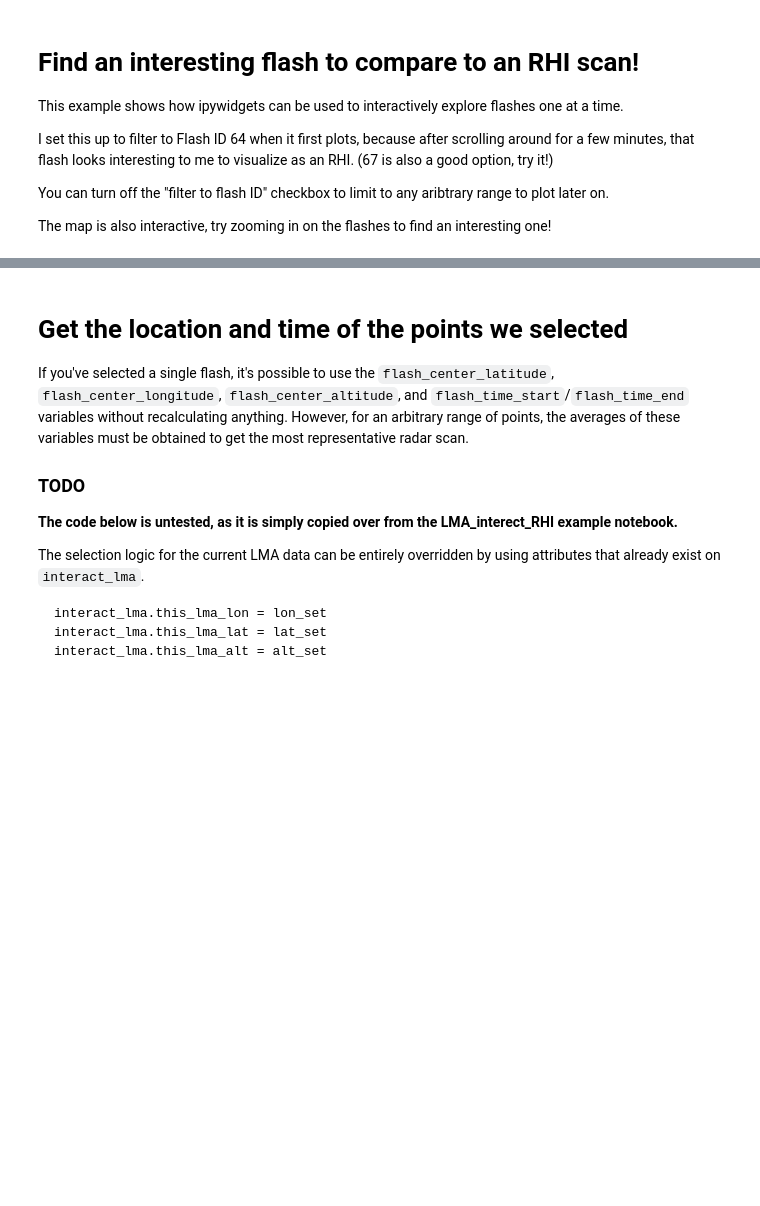
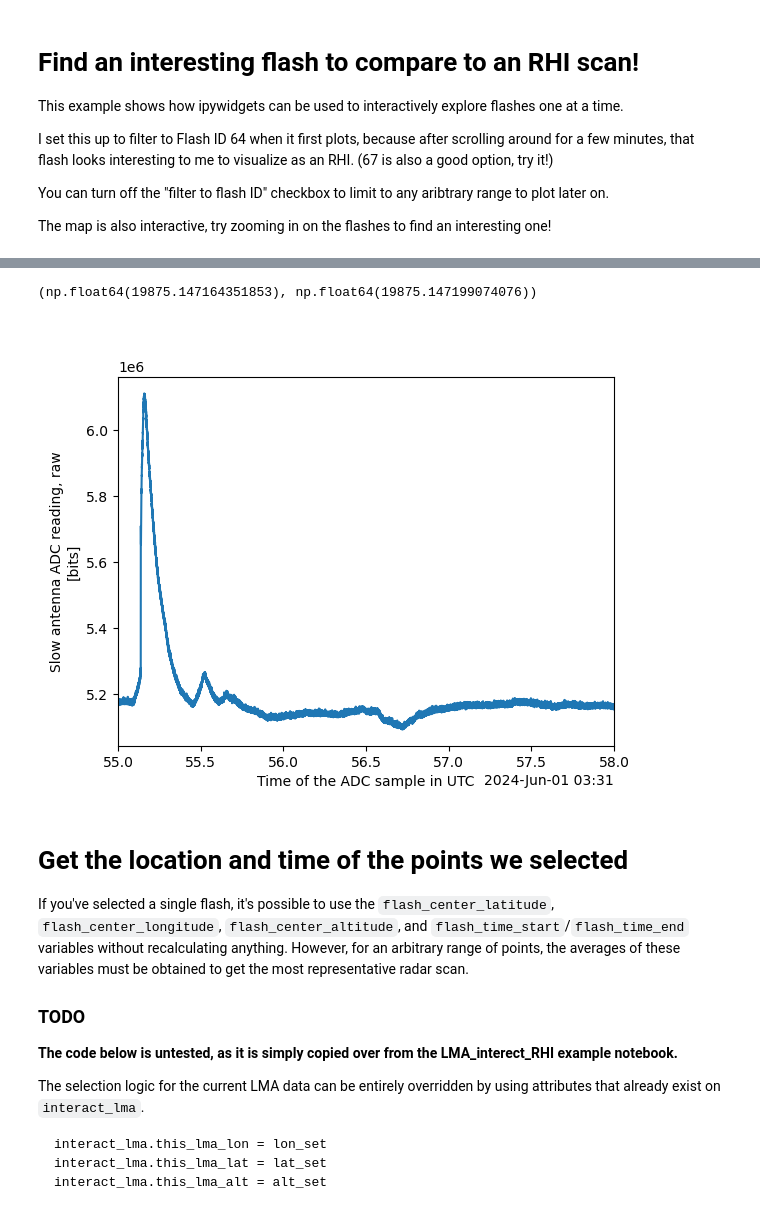
Before and after one commit to deeplycloudy/lmaworkshop, a Jupyter notebook: WTLMA/xlma_plots.ipynb, the cells around one changed output, grey strips where cells are left out. Saved outputs shown, nothing was run; the diff lists cells and outputs as text; code cells hidden in the pictures; blank space fills up the shorter version.

```diff
--- a/WTLMA/xlma_plots.ipynb
+++ b/WTLMA/xlma_plots.ipynb
@@ -310,0 +373,3 @@ interactive(children=(Checkbox(value=True, description='GLM'), Checkbox(value=Tr
+# %%
+sa_ds = xr.open_dataset('/data/20240601-WTLMA/SA/sensor_07/SA7_2024-06-01_03-31-26.nc')
+sa_ds
@@ -311,3 +396,10 @@ interactive(children=(Checkbox(value=True, description='GLM'), Checkbox(value=Tr
+# %%
+sa_fig, sa_ax = plt.subplots(1,1)
+sa_ds.set_coords(['time','sensor_num']).ADC.plot(x='time', ax=sa_ax)
+sa_ax.set_xlim(interact_lma.bounds['t'])
+# %% [output]
+(np.float64(19875.147164351853), np.float64(19875.147199074076))
+[figure, added]
 # %% [markdown]
 # Get the location and time of the points we selected
 
```
Also changed, not shown: parts of 31 cells of this notebook.
